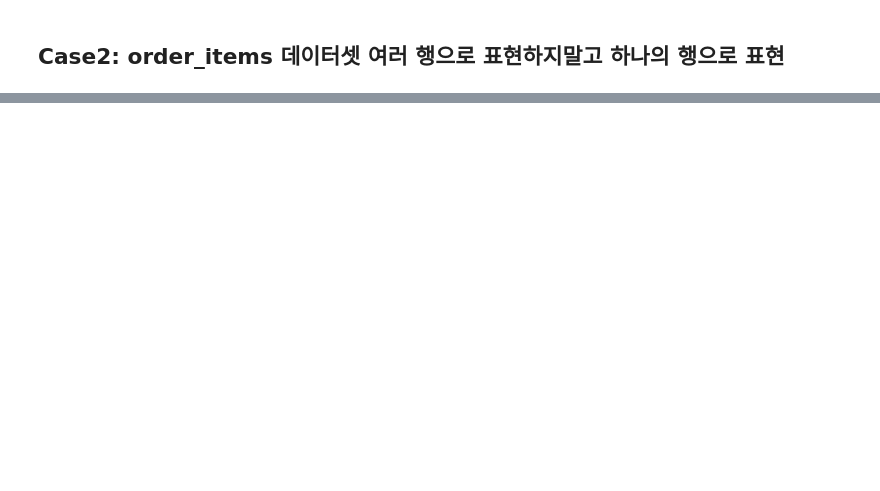
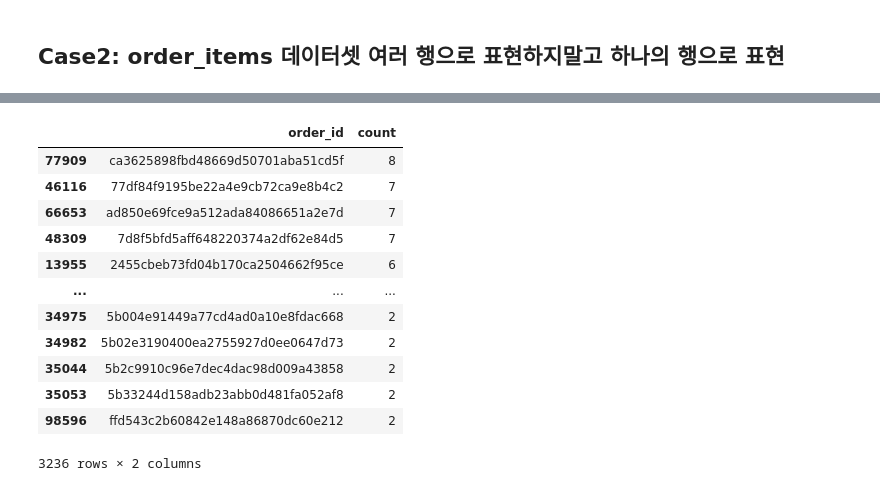
Before and after one commit to DongMyeong2/portfolio, a Jupyter notebook: Sub_Project_1_olist/olist.ipynb, the cells around one changed output, grey strips where cells are left out. Saved outputs shown, nothing was run; the diff lists cells and outputs as text; code cells hidden in the pictures; blank space fills up the shorter version.

```diff
--- a/Sub_Project_1_olist/olist.ipynb
+++ b/Sub_Project_1_olist/olist.ipynb
@@ -287,0 +296,4 @@ order_items
+# %%
+# 중복되는 행 제거
+order_items_v1 = order_items.groupby(['order_id', 'product_id', 'seller_id', 'shipping_limit_date', 'price', 'freight_value']).count().reset_index()
+order_items_v1.rename(columns={'order_item_id': 'order_count'}, inplace=True)
@@ -287,0 +317,19 @@ order_items
+# %%
+# 한 번의 주문에 여러 상품을 주문한 경우 -> 3,236건
+order_product_count = order_items_v1.groupby(['order_id']).agg({'product_id': 'count'}).reset_index().rename(columns={'product_id': 'count'})
+one_order_many_product = order_product_count[order_product_count['count'] > 1]
+one_order_many_product.sort_values('count', ascending=False)
+# %% [output]
+|  | order_id | count |
+| 77909 | ca3625898fbd48669d50701aba51cd5f | 8 |
+| 46116 | 77df84f9195be22a4e9cb72ca9e8b4c2 | 7 |
+| 66653 | ad850e69fce9a512ada84086651a2e7d | 7 |
+| 48309 | 7d8f5bfd5aff648220374a2df62e84d5 | 7 |
+| 13955 | 2455cbeb73fd04b170ca2504662f95ce | 6 |
+| ... | ... | ... |
+| 34975 | 5b004e91449a77cd4ad0a10e8fdac668 | 2 |
+| 34982 | 5b02e3190400ea2755927d0ee0647d73 | 2 |
+| 35044 | 5b2c9910c96e7dec4dac98d009a43858 | 2 |
+| 35053 | 5b33244d158adb23abb0d481fa052af8 | 2 |
+| 98596 | ffd543c2b60842e148a86870dc60e212 | 2 |
+3236 rows × 2 columns
```
Also changed, not shown: parts of 17 cells of this notebook.
